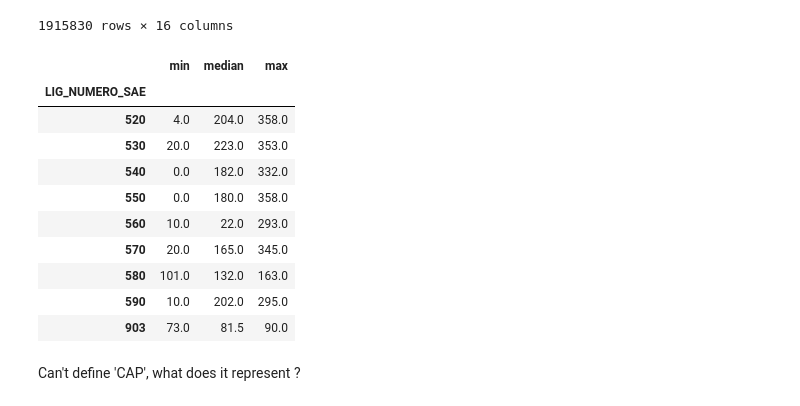
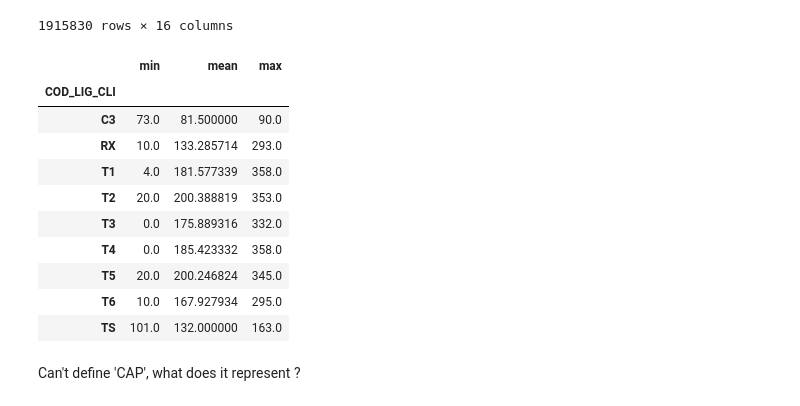
Before and after one commit to chloeruiz0300/Project, a Jupyter notebook: Notebooks/Exploration_data.ipynb, the cells around one changed output. Drawn from its saved outputs; the diff is of its cells as text; code cells hidden in the pictures.

```diff
--- a/Notebooks/Exploration_data.ipynb
+++ b/Notebooks/Exploration_data.ipynb
@@ -142,19 +141,19 @@ df_tramway
 # %%
 df_tramway["CAP"].describe()
 df_tramway["CAP"].nunique()
-df_tramway.groupby("LIG_NUMERO_SAE")["CAP"].agg(["min", "median", "max"])
+df_tramway.groupby("COD_LIG_CLI")["CAP"].agg(["min", "mean", "max"])
 # %% [output]
-|  | min | median | max |
-| LIG_NUMERO_SAE |  |  |  |
-| 520 | 4.0 | 204.0 | 358.0 |
-| 530 | 20.0 | 223.0 | 353.0 |
-| 540 | 0.0 | 182.0 | 332.0 |
-| 550 | 0.0 | 180.0 | 358.0 |
-| 560 | 10.0 | 22.0 | 293.0 |
-| 570 | 20.0 | 165.0 | 345.0 |
-| 580 | 101.0 | 132.0 | 163.0 |
-| 590 | 10.0 | 202.0 | 295.0 |
-| 903 | 73.0 | 81.5 | 90.0 |
+|  | min | mean | max |
+| COD_LIG_CLI |  |  |  |
+| C3 | 73.0 | 81.500000 | 90.0 |
+| RX | 10.0 | 133.285714 | 293.0 |
+| T1 | 4.0 | 181.577339 | 358.0 |
+| T2 | 20.0 | 200.388819 | 353.0 |
+| T3 | 0.0 | 175.889316 | 332.0 |
+| T4 | 0.0 | 185.423332 | 358.0 |
+| T5 | 20.0 | 200.246824 | 345.0 |
+| T6 | 10.0 | 167.927934 | 295.0 |
+| TS | 101.0 | 132.000000 | 163.0 |
 # %% [markdown]
 Can't define 'CAP', what does it represent ?
 # %% [markdown]
```
Also changed, not shown: parts of 19 cells of this notebook, 1 other file.
